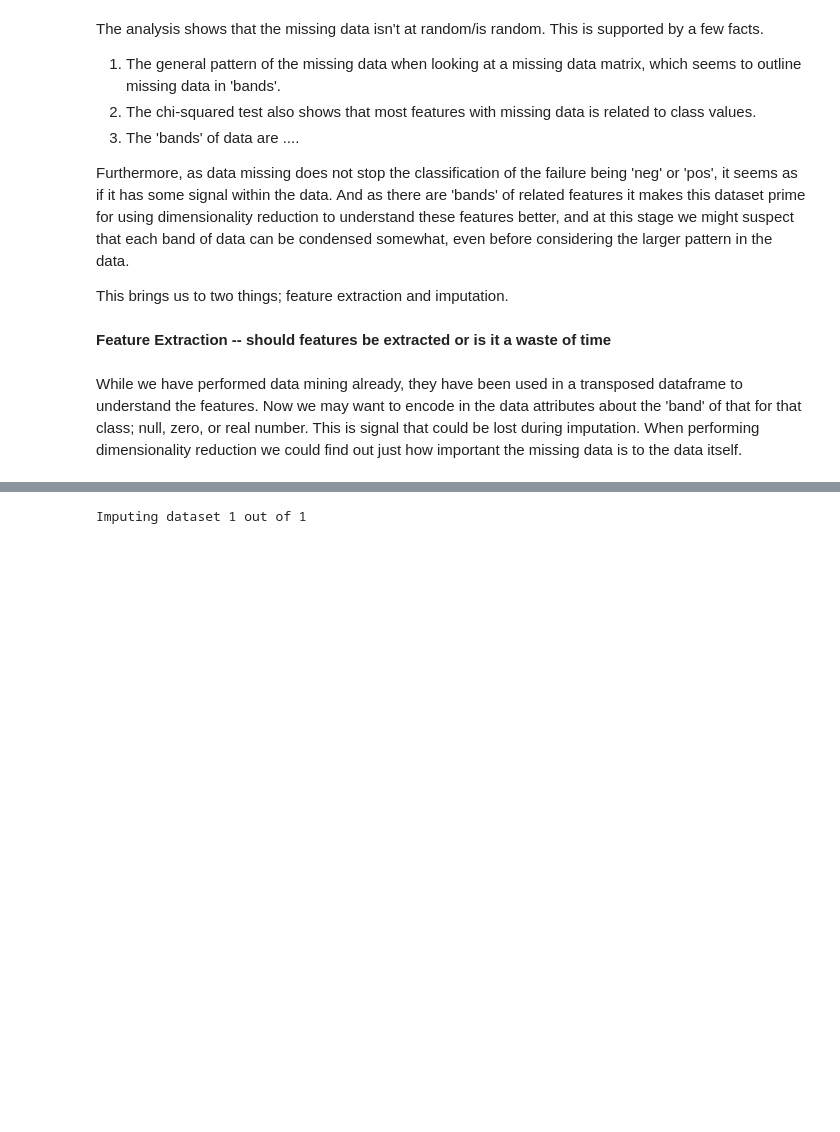
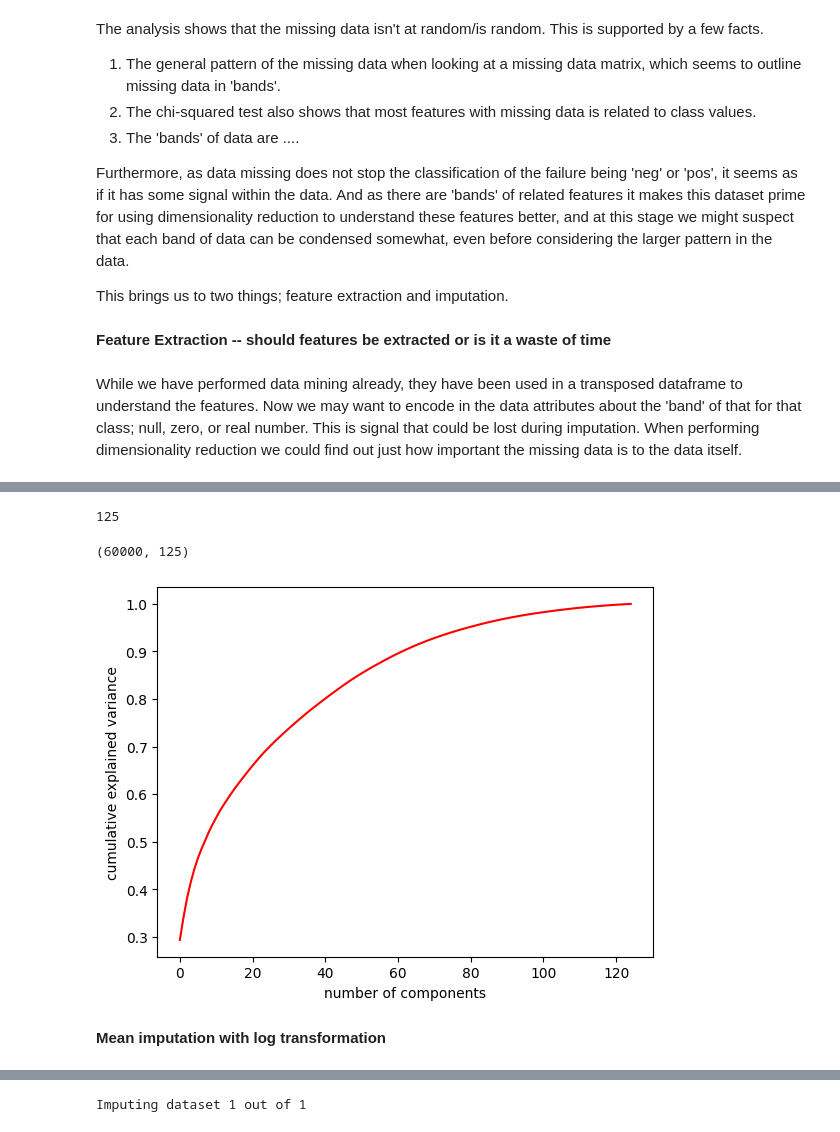
Before and after one commit to Lughaidh-w/DataPrep_ca1, a Jupyter notebook: CA1.ipynb, the cells around one changed output, grey strips where cells are left out. Cells and saved outputs as stored; diff of their text form; code cells hidden in the pictures; blank space fills up the shorter version.

```diff
--- a/CA1.ipynb
+++ b/CA1.ipynb
@@ -762,0 +795,4 @@ While we have performed data mining already, they have been used in a transposed
+# %%
+principal_components = pca_mean_impute.fit_transform(mean_scaled)
+explained_variance = pca_mean_impute.explained_variance_ratio_
+print("Explained Variance Ratios:", explained_variance)
@@ -762,0 +817,27 @@ While we have performed data mining already, they have been used in a transposed
+# %%
+cumulative_variance = np.cumsum(pca_mean_impute.explained_variance_ratio_)
+n_components = np.argmax(cumulative_variance >= 0.995) + 1
+n_components
+# %% [output]
+125
+# %%
+pca_995 = PCA(n_components=n_components)
+
+
+pca_995.fit(mean_scaled)
+
+data_transformed = pca_995.transform(mean_scaled)
+# %%
+data_transformed.shape
+# %% [output]
+(60000, 125)
+# %%
+#pca_mean_impute = PCA()
+pca_mean_impute1 = PCA().fit(data_transformed)
+plt.plot(np.cumsum(pca_mean_impute1.explained_variance_ratio_), color="red")
+plt.xlabel('number of components')
+plt.ylabel('cumulative explained variance');
+# %% [output]
+[figure, added]
+# %% [markdown]
+<b>Mean imputation with log transformation
```
Also changed, not shown: parts of 58 cells of this notebook.
